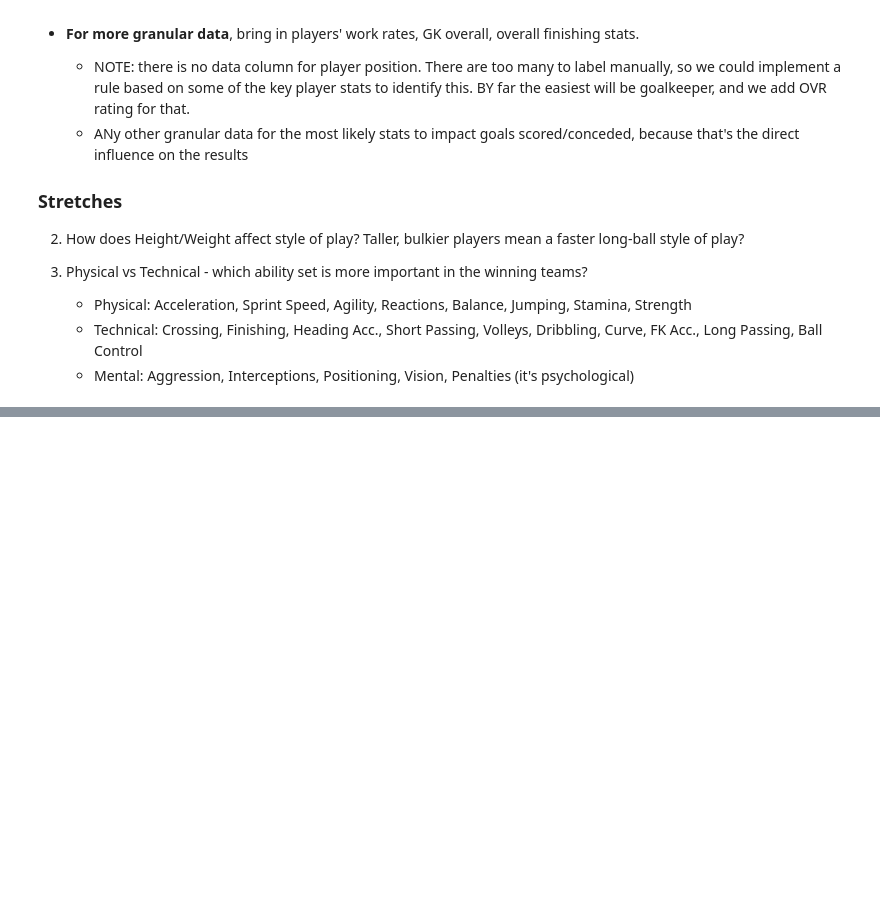
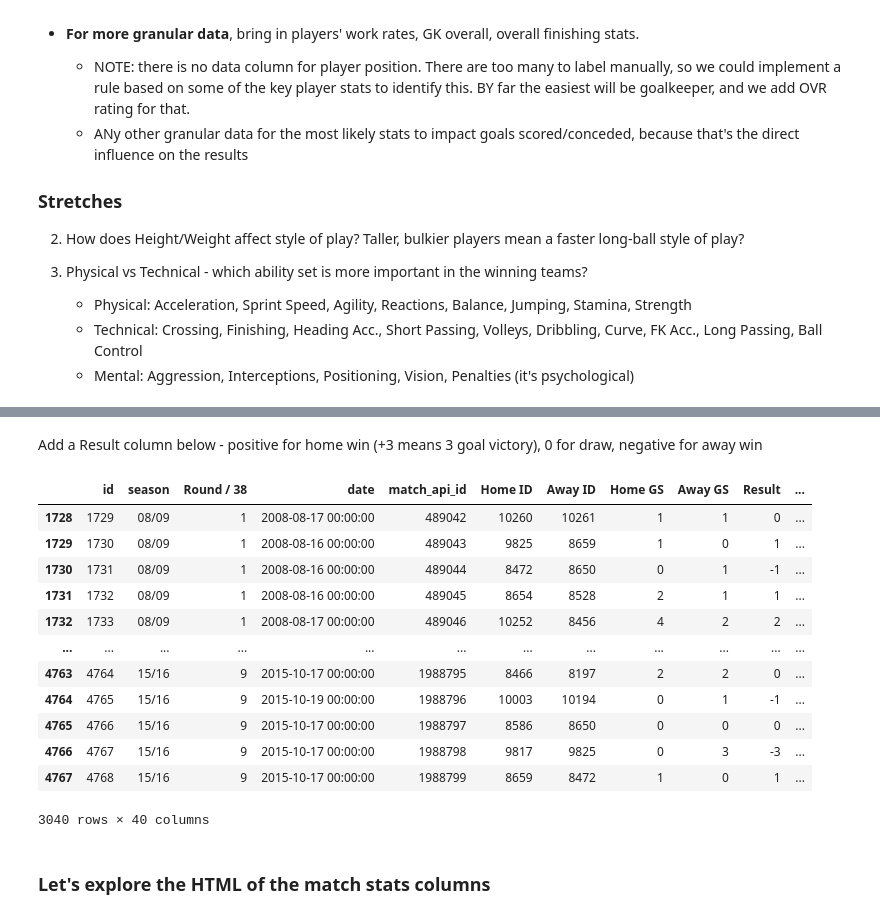
Before and after one commit to tjjdoherty/football-project-mvp, a Jupyter notebook: eda.ipynb, the cells around one changed output, grey strips where cells are left out. Drawn from its saved outputs; the diff is of its cells as text; code cells hidden in the pictures; blank space fills up the shorter version.

```diff
--- a/eda.ipynb
+++ b/eda.ipynb
@@ -113,0 +151,13 @@ Index(['id', 'country_id', 'league_id', 'season', 'stage', 'date',
+# %%
+# make a prem df where we drop the country_id and league_id columns
+prem = matches.drop(['country_id', 'league_id'], axis=1)
+# %%
+# rename columns to make them more understandable
+
+# rename stage to round / 38 rounds in a premier league season
+prem = prem.rename(columns={'stage': 'Round / 38'})
+
+# rename values in season - split the season before and after the / and take the last two characters of both
+prem['season'] = prem['season'].apply(lambda x: x.split('/')[0][2:] + '/' + x.split('/')[1][2:])
+
+prem = prem.rename(columns={'home_team_goal': 'Home GS', 'away_team_goal': 'Away GS', 'home_team_api_id': 'Home ID', 'away_team_api_id': 'Away ID'})
@@ -113,0 +166,9 @@ Index(['id', 'country_id', 'league_id', 'season', 'stage', 'date',
+# %%
+# remove player coordinates more concisely
+prem = prem[prem.columns.drop(list(prem.filter(regex='(home|away)_player_(X|Y)[1-9]|(home|away)_player_(X|Y)10|(home|away)_player_(X|Y)11')))]
+
+
+# cast home_player_1 to home_player_11 to int
+# Use a combined regex to match and cast both 'home_player_1' to 'home_player_11' and 'away_player_1' to 'away_player_11' to Int64
+prem[prem.filter(regex='(home|away)_player_[1-9]|(home|away)_player_10|11').columns] = \
+    prem.filter(regex='(home|away)_player_[1-9]|(home|away)_player_10|11').astype('Int64')
@@ -113,0 +206,23 @@ Index(['id', 'country_id', 'league_id', 'season', 'stage', 'date',
+# %% [markdown]
+Add a Result column below - positive for home win (+3 means 3 goal victory), 0 for draw, negative for away win
+# %%
+# add the Result column = 1 if home team wins by 1, 0 if draw, -1 if away team wins by 1, defined by Home GS - Away GS. The column should go immediately after Away GS column
+prem.insert(9, 'Result', prem['Home GS'] - prem['Away GS'])
+# %%
+prem
+# %% [output]
+|  | id | season | Round / 38 | date | match_api_id | Home ID | Away ID | Home GS | Away GS | Result | ... |
+| 1728 | 1729 | 08/09 | 1 | 2008-08-17 00:00:00 | 489042 | 10260 | 10261 | 1 | 1 | 0 | ... |
+| 1729 | 1730 | 08/09 | 1 | 2008-08-16 00:00:00 | 489043 | 9825 | 8659 | 1 | 0 | 1 | ... |
+| 1730 | 1731 | 08/09 | 1 | 2008-08-16 00:00:00 | 489044 | 8472 | 8650 | 0 | 1 | -1 | ... |
+| 1731 | 1732 | 08/09 | 1 | 2008-08-16 00:00:00 | 489045 | 8654 | 8528 | 2 | 1 | 1 | ... |
+| 1732 | 1733 | 08/09 | 1 | 2008-08-17 00:00:00 | 489046 | 10252 | 8456 | 4 | 2 | 2 | ... |
+| ... | ... | ... | ... | ... | ... | ... | ... | ... | ... | ... | ... |
+| 4763 | 4764 | 15/16 | 9 | 2015-10-17 00:00:00 | 1988795 | 8466 | 8197 | 2 | 2 | 0 | ... |
+| 4764 | 4765 | 15/16 | 9 | 2015-10-19 00:00:00 | 1988796 | 10003 | 10194 | 0 | 1 | -1 | ... |
+| 4765 | 4766 | 15/16 | 9 | 2015-10-17 00:00:00 | 1988797 | 8586 | 8650 | 0 | 0 | 0 | ... |
+| 4766 | 4767 | 15/16 | 9 | 2015-10-17 00:00:00 | 1988798 | 9817 | 9825 | 0 | 3 | -3 | ... |
+| 4767 | 4768 | 15/16 | 9 | 2015-10-17 00:00:00 | 1988799 | 8659 | 8472 | 1 | 0 | 1 | ... |
+3040 rows × 40 columns
+# %% [markdown]
+### Let's explore the HTML of the match stats columns
```
Also changed, not shown: parts of 30 cells of this notebook.
